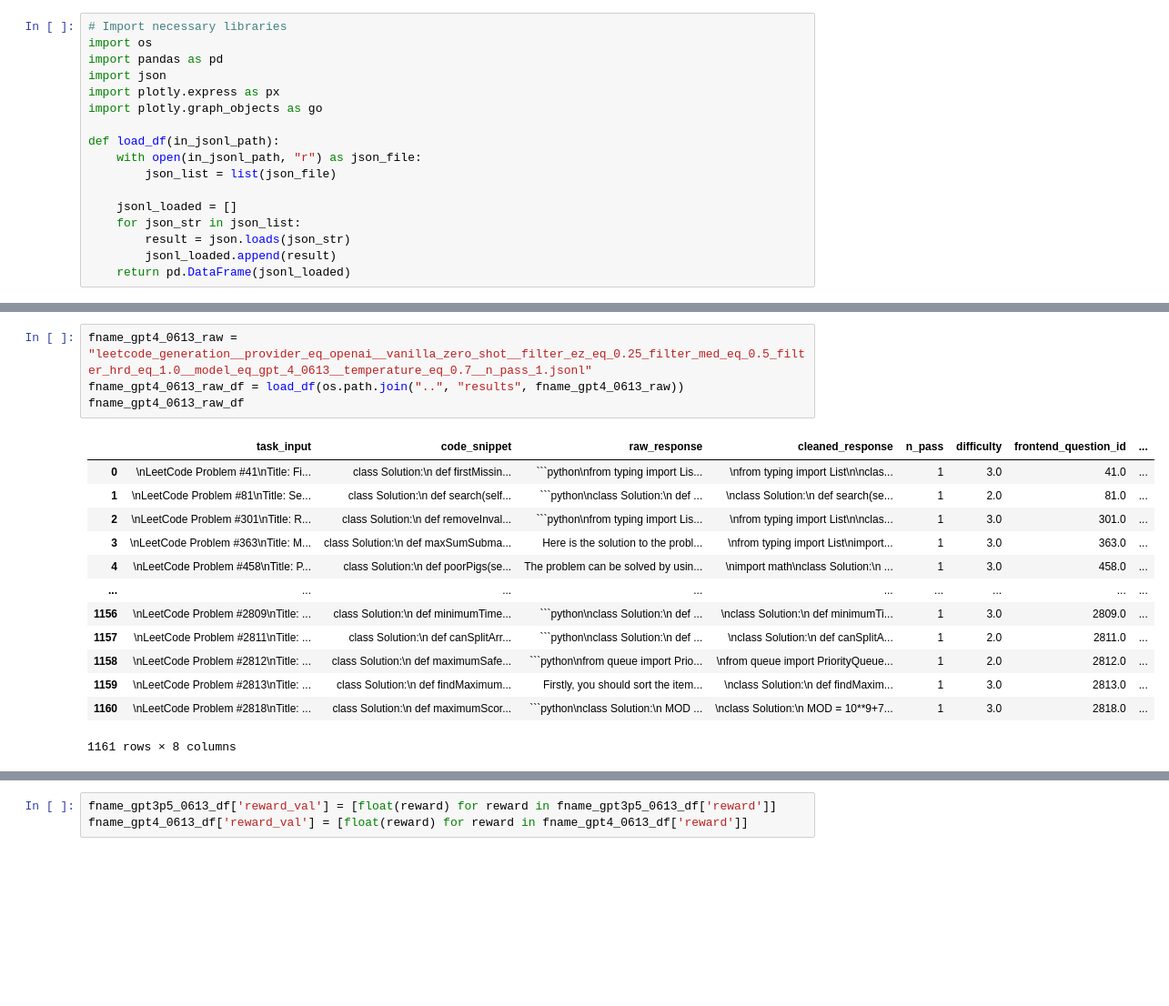
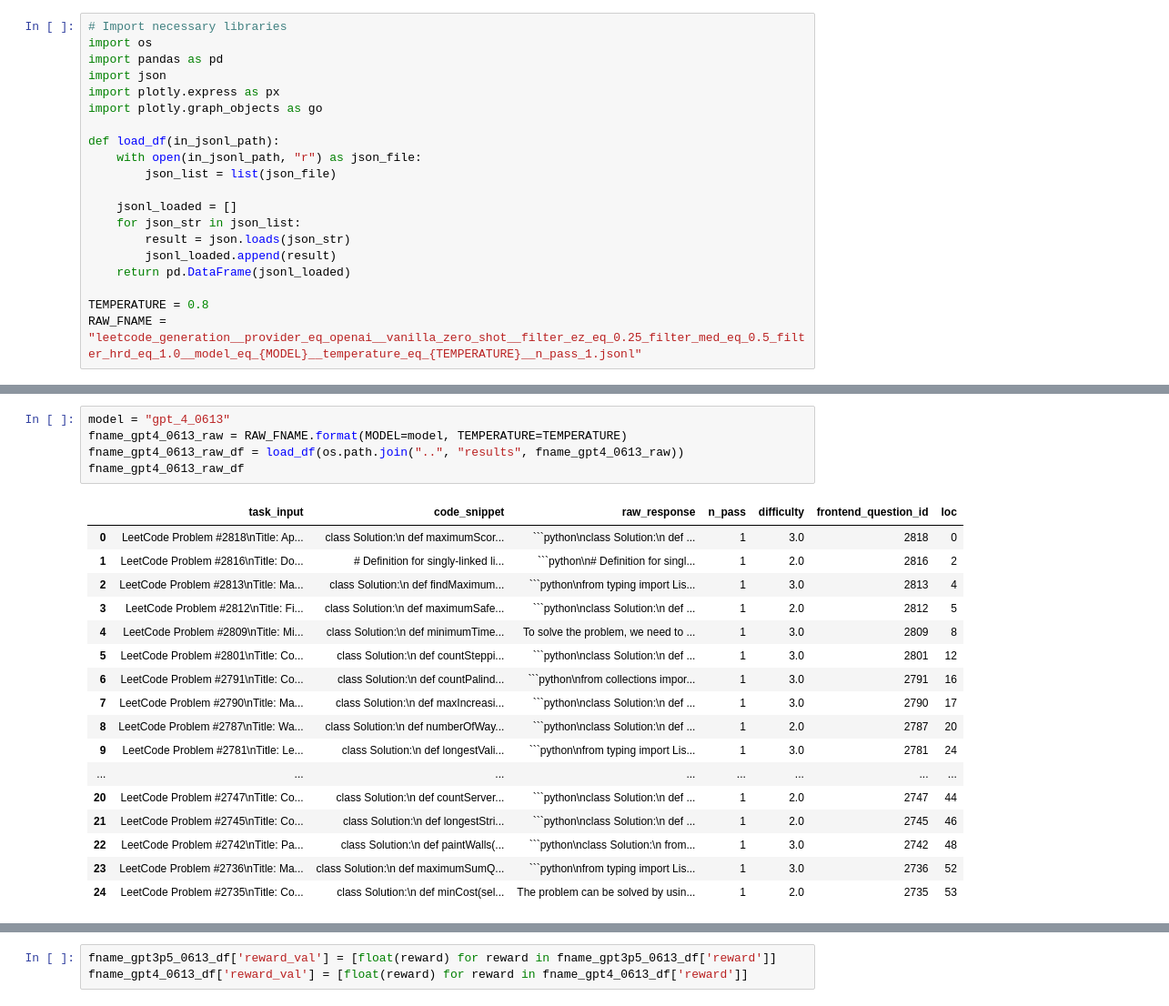
Before and after one commit to emrgnt-cmplxty/llm-battle-ground, a Jupyter notebook: llm_battle_ground/notebooks/measure_pass_rate.ipynb, the cells around one changed output, grey strips where cells are left out. Shown: that part at 91% size. Saved outputs shown, nothing was run; the diff lists cells and outputs as text; blank space fills up the shorter version.

````diff
--- a/llm_battle_ground/notebooks/measure_pass_rate.ipynb
+++ b/llm_battle_ground/notebooks/measure_pass_rate.ipynb
@@ -15,4 +15,7 @@ def load_df(in_jsonl_path):
         result = json.loads(json_str)
         jsonl_loaded.append(result)
     return pd.DataFrame(jsonl_loaded)
+
+TEMPERATURE = 0.8
+RAW_FNAME = "leetcode_generation__provider_eq_openai__vanilla_zero_shot__filter_ez_eq_0.25_filter_med_eq_0.5_filter_hrd_eq_1.0__model_eq_{MODEL}__temperature_eq_{TEMPERATURE}__n_pass_1.jsonl"
 # %%
@@ -54,21 +66,26 @@ fname_gpt3p5_0613_df
 # %%
-fname_gpt4_0613_raw = "leetcode_generation__provider_eq_openai__vanilla_zero_shot__filter_ez_eq_0.25_filter_med_eq_0.5_filter_hrd_eq_1.0__model_eq_gpt_4_0613__temperature_eq_0.7__n_pass_1.jsonl"
+model = "gpt_4_0613"
+fname_gpt4_0613_raw = RAW_FNAME.format(MODEL=model, TEMPERATURE=TEMPERATURE)
 fname_gpt4_0613_raw_df = load_df(os.path.join("..", "results", fname_gpt4_0613_raw))
 fname_gpt4_0613_raw_df
 # %% [output]
-|  | task_input | code_snippet | raw_response | cleaned_response | n_pass | difficulty | frontend_question_id | ... |
-| 0 | \nLeetCode Problem #41\nTitle: Fi... | class Solution:\n def firstMissin... | ```python\nfrom typing import Lis... | \nfrom typing import List\n\nclas... | 1 | 3.0 | 41.0 | ... |
-| 1 | \nLeetCode Problem #81\nTitle: Se... | class Solution:\n def search(self... | ```python\nclass Solution:\n def ... | \nclass Solution:\n def search(se... | 1 | 2.0 | 81.0 | ... |
-| 2 | \nLeetCode Problem #301\nTitle: R... | class Solution:\n def removeInval... | ```python\nfrom typing import Lis... | \nfrom typing import List\n\nclas... | 1 | 3.0 | 301.0 | ... |
-| 3 | \nLeetCode Problem #363\nTitle: M... | class Solution:\n def maxSumSubma... | Here is the solution to the probl... | \nfrom typing import List\nimport... | 1 | 3.0 | 363.0 | ... |
-| 4 | \nLeetCode Problem #458\nTitle: P... | class Solution:\n def poorPigs(se... | The problem can be solved by usin... | \nimport math\nclass Solution:\n ... | 1 | 3.0 | 458.0 | ... |
-| ... | ... | ... | ... | ... | ... | ... | ... | ... |
-| 1156 | \nLeetCode Problem #2809\nTitle: ... | class Solution:\n def minimumTime... | ```python\nclass Solution:\n def ... | \nclass Solution:\n def minimumTi... | 1 | 3.0 | 2809.0 | ... |
-| 1157 | \nLeetCode Problem #2811\nTitle: ... | class Solution:\n def canSplitArr... | ```python\nclass Solution:\n def ... | \nclass Solution:\n def canSplitA... | 1 | 2.0 | 2811.0 | ... |
-| 1158 | \nLeetCode Problem #2812\nTitle: ... | class Solution:\n def maximumSafe... | ```python\nfrom queue import Prio... | \nfrom queue import PriorityQueue... | 1 | 2.0 | 2812.0 | ... |
-| 1159 | \nLeetCode Problem #2813\nTitle: ... | class Solution:\n def findMaximum... | Firstly, you should sort the item... | \nclass Solution:\n def findMaxim... | 1 | 3.0 | 2813.0 | ... |
-| 1160 | \nLeetCode Problem #2818\nTitle: ... | class Solution:\n def maximumScor... | ```python\nclass Solution:\n MOD ... | \nclass Solution:\n MOD = 10**9+7... | 1 | 3.0 | 2818.0 | ... |
+|  | task_input | code_snippet | raw_response | n_pass | difficulty | frontend_question_id | loc |
+| 0 | LeetCode Problem #2818\nTitle: Ap... | class Solution:\n def maximumScor... | ```python\nclass Solution:\n def ... | 1 | 3.0 | 2818 | 0 |
+| 1 | LeetCode Problem #2816\nTitle: Do... | # Definition for singly-linked li... | ```python\n# Definition for singl... | 1 | 2.0 | 2816 | 2 |
+| 2 | LeetCode Problem #2813\nTitle: Ma... | class Solution:\n def findMaximum... | ```python\nfrom typing import Lis... | 1 | 3.0 | 2813 | 4 |
+| 3 | LeetCode Problem #2812\nTitle: Fi... | class Solution:\n def maximumSafe... | ```python\nclass Solution:\n def ... | 1 | 2.0 | 2812 | 5 |
+| 4 | LeetCode Problem #2809\nTitle: Mi... | class Solution:\n def minimumTime... | To solve the problem, we need to ... | 1 | 3.0 | 2809 | 8 |
+| 5 | LeetCode Problem #2801\nTitle: Co... | class Solution:\n def countSteppi... | ```python\nclass Solution:\n def ... | 1 | 3.0 | 2801 | 12 |
+| 6 | LeetCode Problem #2791\nTitle: Co... | class Solution:\n def countPalind... | ```python\nfrom collections impor... | 1 | 3.0 | 2791 | 16 |
+| 7 | LeetCode Problem #2790\nTitle: Ma... | class Solution:\n def maxIncreasi... | ```python\nclass Solution:\n def ... | 1 | 3.0 | 2790 | 17 |
+| 8 | LeetCode Problem #2787\nTitle: Wa... | class Solution:\n def numberOfWay... | ```python\nclass Solution:\n def ... | 1 | 2.0 | 2787 | 20 |
+| 9 | LeetCode Problem #2781\nTitle: Le... | class Solution:\n def longestVali... | ```python\nfrom typing import Lis... | 1 | 3.0 | 2781 | 24 |
+| ... | ... | ... | ... | ... | ... | ... | ... |
+| 20 | LeetCode Problem #2747\nTitle: Co... | class Solution:\n def countServer... | ```python\nclass Solution:\n def ... | 1 | 2.0 | 2747 | 44 |
+| 21 | LeetCode Problem #2745\nTitle: Co... | class Solution:\n def longestStri... | ```python\nclass Solution:\n def ... | 1 | 2.0 | 2745 | 46 |
+| 22 | LeetCode Problem #2742\nTitle: Pa... | class Solution:\n def paintWalls(... | ```python\nclass Solution:\n from... | 1 | 3.0 | 2742 | 48 |
+| 23 | LeetCode Problem #2736\nTitle: Ma... | class Solution:\n def maximumSumQ... | ```python\nfrom typing import Lis... | 1 | 3.0 | 2736 | 52 |
+| 24 | LeetCode Problem #2735\nTitle: Co... | class Solution:\n def minCost(sel... | The problem can be solved by usin... | 1 | 2.0 | 2735 | 53 |
-1161 rows × 8 columns
 # %%
 fname_gpt4_0613 = fname_gpt4_0613_raw.replace("generation", "evaluation")
 fname_gpt4_0613_df = load_df(os.path.join("..", "results", fname_gpt4_0613))
````
Also changed, not shown: parts of 9 cells of this notebook, 7 other files.
